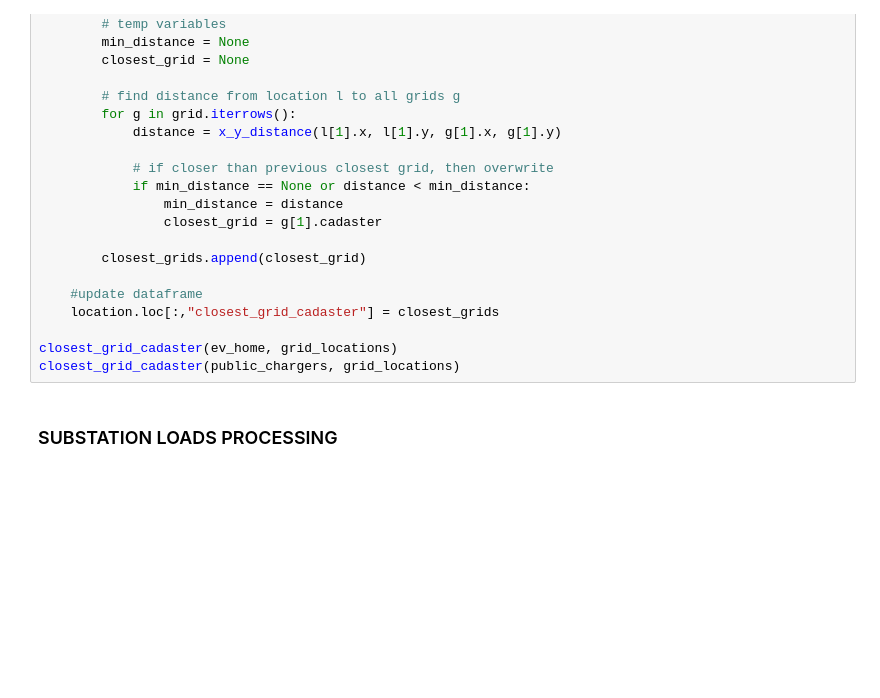
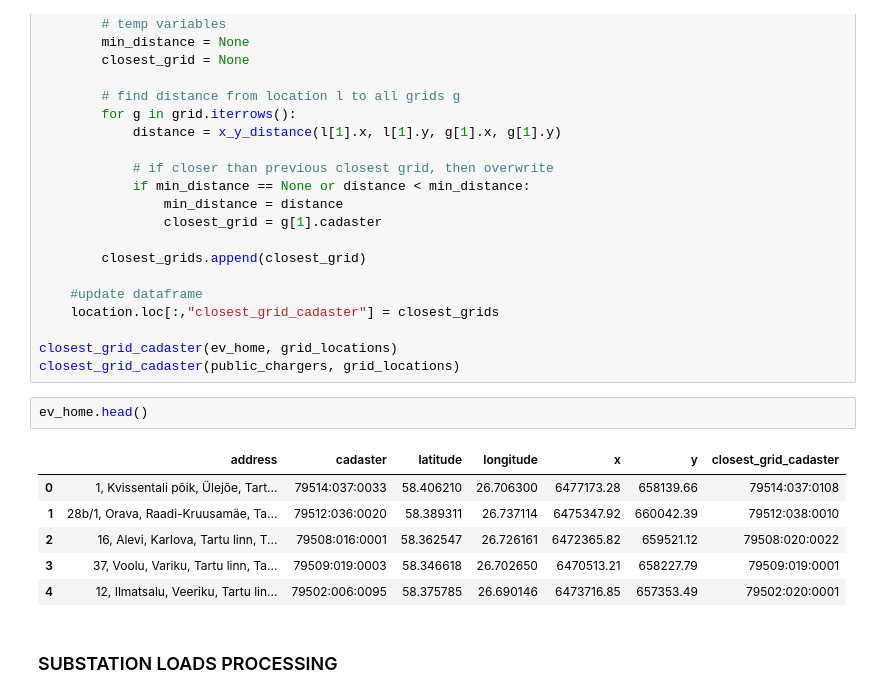
Before and after one commit to ilmaruduste/grid_congestion_manager, a Jupyter notebook: Data_Processing.ipynb, the cells around one changed output. Cells and saved outputs as stored; diff of their text form; blank space fills up the shorter version.

```diff
--- a/Data_Processing.ipynb
+++ b/Data_Processing.ipynb
@@ -53,6 +59,15 @@ def closest_grid_cadaster(location, grid):
 
 closest_grid_cadaster(ev_home, grid_locations)
 closest_grid_cadaster(public_chargers, grid_locations)
+# %%
+ev_home.head()
+# %% [output]
+|  | address | cadaster | latitude | longitude | x | y | closest_grid_cadaster |
+| 0 | 1, Kvissentali põik, Ülejõe, Tart... | 79514:037:0033 | 58.406210 | 26.706300 | 6477173.28 | 658139.66 | 79514:037:0108 |
+| 1 | 28b/1, Orava, Raadi-Kruusamäe, Ta... | 79512:036:0020 | 58.389311 | 26.737114 | 6475347.92 | 660042.39 | 79512:038:0010 |
+| 2 | 16, Alevi, Karlova, Tartu linn, T... | 79508:016:0001 | 58.362547 | 26.726161 | 6472365.82 | 659521.12 | 79508:020:0022 |
+| 3 | 37, Voolu, Variku, Tartu linn, Ta... | 79509:019:0003 | 58.346618 | 26.702650 | 6470513.21 | 658227.79 | 79509:019:0001 |
+| 4 | 12, Ilmatsalu, Veeriku, Tartu lin... | 79502:006:0095 | 58.375785 | 26.690146 | 6473716.85 | 657353.49 | 79502:020:0001 |
 # %% [markdown]
 ### SUBSTATION LOADS PROCESSING
 # %%
```
Also changed, not shown: parts of 42 cells of this notebook.
